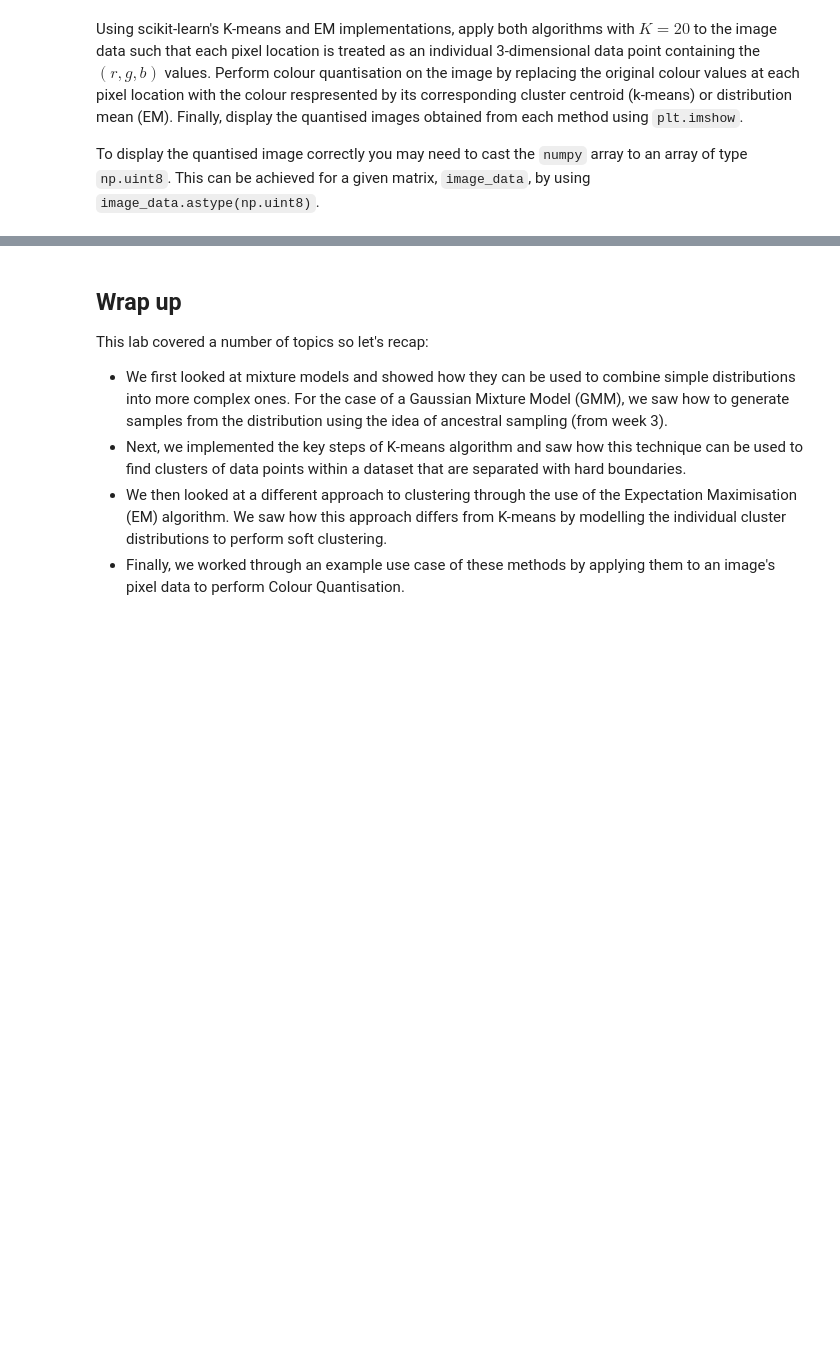
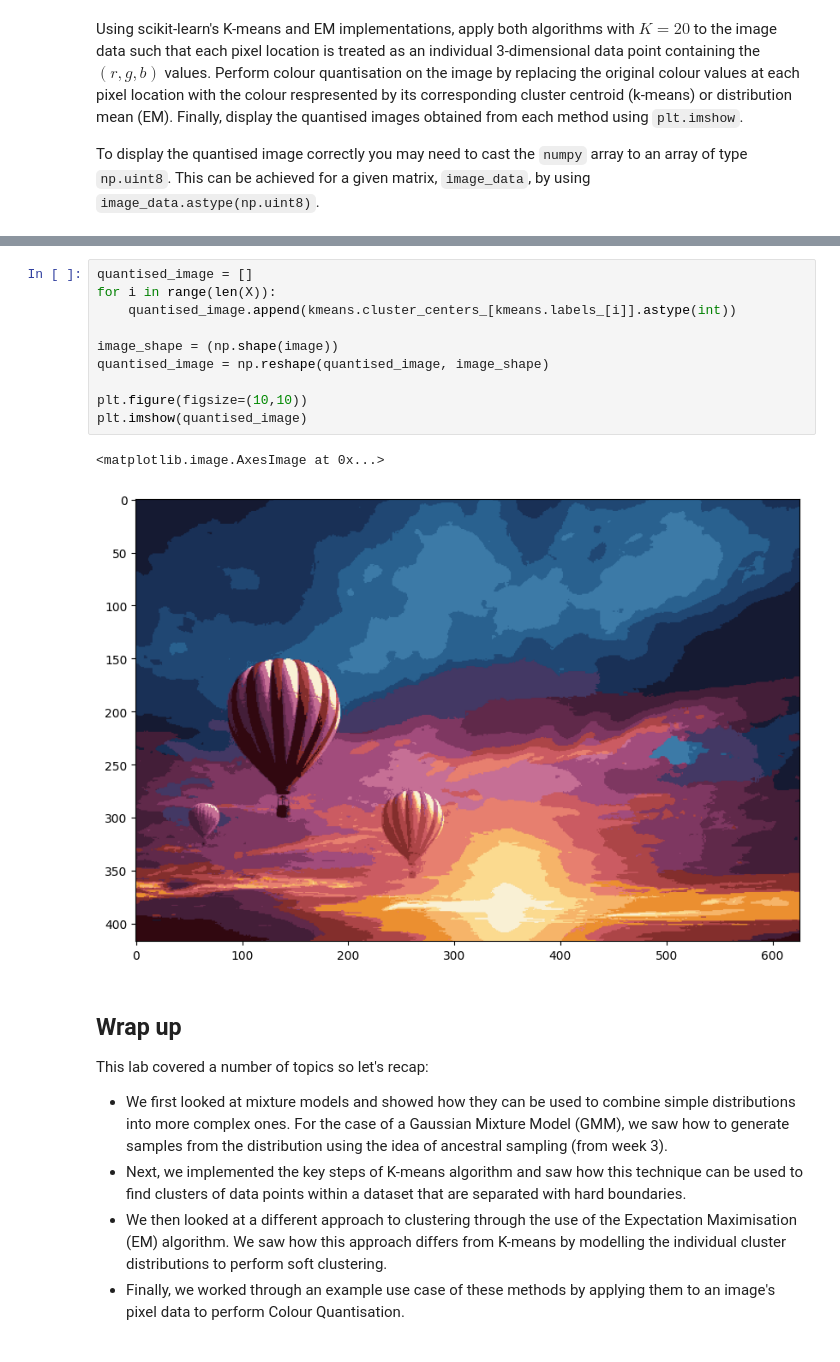
Before and after one commit to alexelwood14/lab_sheets_public, a Jupyter notebook: lab4/lab4-MixtureModels_K-means_Expectation-Maximisation.ipynb, the cells around one changed output, grey strips where cells are left out. Cells and saved outputs as stored; diff of their text form; blank space fills up the shorter version.

```diff
--- a/lab4/lab4-MixtureModels_K-means_Expectation-Maximisation.ipynb
+++ b/lab4/lab4-MixtureModels_K-means_Expectation-Maximisation.ipynb
@@ -389,3 +405,16 @@ To display the quantised image correctly you may need to cast the `numpy` array
+# %%
+quantised_image = []
+for i in range(len(X)):
+    quantised_image.append(kmeans.cluster_centers_[kmeans.labels_[i]].astype(int))
+
+image_shape = (np.shape(image))
+quantised_image = np.reshape(quantised_image, image_shape)
+
+plt.figure(figsize=(10,10))
+plt.imshow(quantised_image)
+# %% [output]
+<matplotlib.image.AxesImage at 0x...>
+[figure, added]
 # %% [markdown]
 ## Wrap up
 This lab covered a number of topics so let's recap:
```
Also changed, not shown: parts of 6 cells of this notebook.
